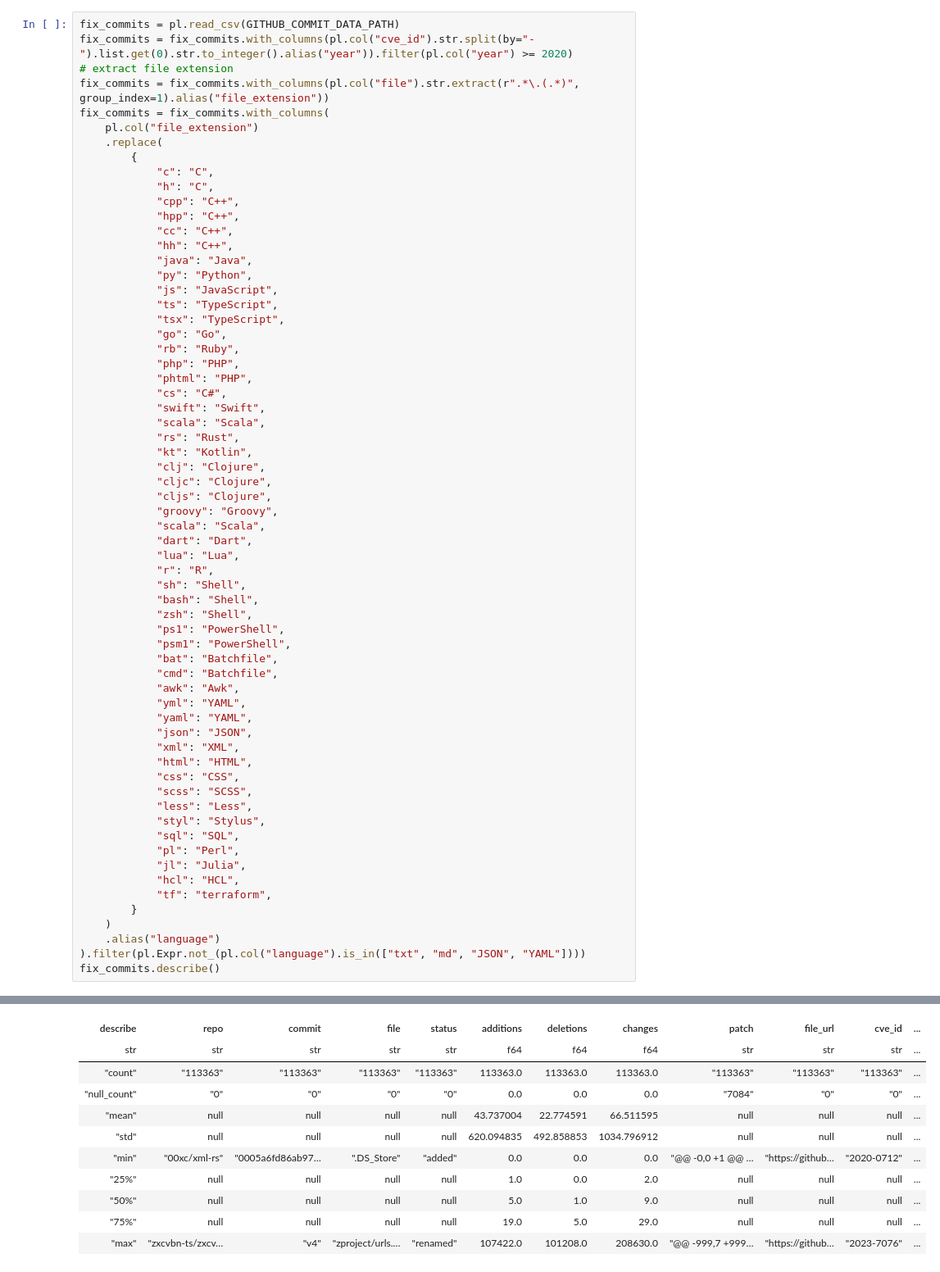
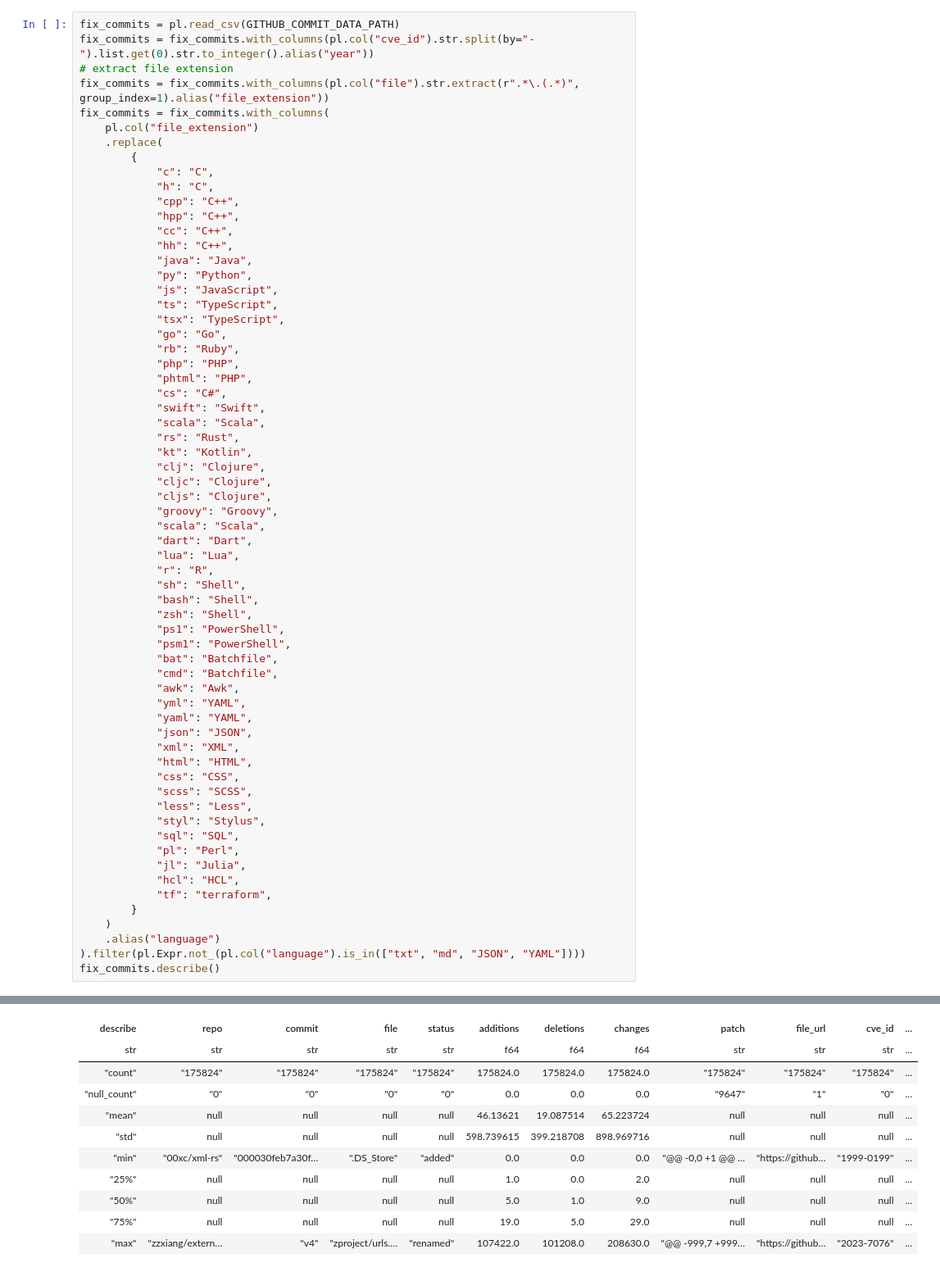
Before and after one commit to vodkar/software_vulnerabilites_investigation, a Jupyter notebook: sv_investigation/process_cve_data.ipynb, the cells around one changed output, grey strips where cells are left out. Shown at 82% size. Drawn from its saved outputs; the diff is of its cells as text.

```diff
--- a/sv_investigation/process_cve_data.ipynb
+++ b/sv_investigation/process_cve_data.ipynb
@@ -136,7 +130,7 @@ for commit in github_refs.iter_rows(named=True):
 pl.DataFrame(commit_data).write_csv(GITHUB_COMMIT_DATA_PATH)
 # %%
 fix_commits = pl.read_csv(GITHUB_COMMIT_DATA_PATH)
-fix_commits = fix_commits.with_columns(pl.col("cve_id").str.split(by="-").list.get(0).str.to_integer().alias("year")).filter(pl.col("year") >= 2020)
+fix_commits = fix_commits.with_columns(pl.col("cve_id").str.split(by="-").list.get(0).str.to_integer().alias("year"))
 # extract file extension
 fix_commits = fix_commits.with_columns(pl.col("file").str.extract(r".*\.(.*)", group_index=1).alias("file_extension"))
 fix_commits = fix_commits.with_columns(
@@ -175,40 +169,40 @@ fix_commits = fix_commits.with_columns(
             "bash": "Shell",
             "zsh": "Shell",
             "ps1": "PowerShell",
             "psm1": "PowerShell",
             "bat": "Batchfile",
             "cmd": "Batchfile",
             "awk": "Awk",
             "yml": "YAML",
             "yaml": "YAML",
             "json": "JSON",
             "xml": "XML",
             "html": "HTML",
             "css": "CSS",
             "scss": "SCSS",
             "less": "Less",
             "styl": "Stylus",
             "sql": "SQL",
             "pl": "Perl",
             "jl": "Julia",
             "hcl": "HCL",
             "tf": "terraform",
         }
     )
     .alias("language")
 ).filter(pl.Expr.not_(pl.col("language").is_in(["txt", "md", "JSON", "YAML"])))
 fix_commits.describe()
 # %% [output]
 shape: (9, 14)
 | describe | repo | commit | file | status | additions | deletions | changes | patch | file_url | cve_id | ... |
 | str | str | str | str | str | f64 | f64 | f64 | str | str | str | ... |
-| "count" | "113363" | "113363" | "113363" | "113363" | 113363.0 | 113363.0 | 113363.0 | "113363" | "113363" | "113363" | ... |
-| "null_count" | "0" | "0" | "0" | "0" | 0.0 | 0.0 | 0.0 | "7084" | "0" | "0" | ... |
-| "mean" | null | null | null | null | 43.737004 | 22.774591 | 66.511595 | null | null | null | ... |
-| "std" | null | null | null | null | 620.094835 | 492.858853 | 1034.796912 | null | null | null | ... |
-| "min" | "00xc/xml-rs" | "0005a6fd86ab97… | ".DS_Store" | "added" | 0.0 | 0.0 | 0.0 | "@@ -0,0 +1 @@ … | "https://github… | "2020-0712" | ... |
+| "count" | "175824" | "175824" | "175824" | "175824" | 175824.0 | 175824.0 | 175824.0 | "175824" | "175824" | "175824" | ... |
+| "null_count" | "0" | "0" | "0" | "0" | 0.0 | 0.0 | 0.0 | "9647" | "1" | "0" | ... |
+| "mean" | null | null | null | null | 46.13621 | 19.087514 | 65.223724 | null | null | null | ... |
+| "std" | null | null | null | null | 598.739615 | 399.218708 | 898.969716 | null | null | null | ... |
+| "min" | "00xc/xml-rs" | "000030feb7a30f… | ".DS_Store" | "added" | 0.0 | 0.0 | 0.0 | "@@ -0,0 +1 @@ … | "https://github… | "1999-0199" | ... |
 | "25%" | null | null | null | null | 1.0 | 0.0 | 2.0 | null | null | null | ... |
 | "50%" | null | null | null | null | 5.0 | 1.0 | 9.0 | null | null | null | ... |
 | "75%" | null | null | null | null | 19.0 | 5.0 | 29.0 | null | null | null | ... |
-| "max" | "zxcvbn-ts/zxcv… | "v4" | "zproject/urls.… | "renamed" | 107422.0 | 101208.0 | 208630.0 | "@@ -999,7 +999… | "https://github… | "2023-7076" | ... |
+| "max" | "zzxiang/extern… | "v4" | "zproject/urls.… | "renamed" | 107422.0 | 101208.0 | 208630.0 | "@@ -999,7 +999… | "https://github… | "2023-7076" | ... |
 # %%
```
Also changed, not shown: parts of 5 cells of this notebook, 2 other files.
